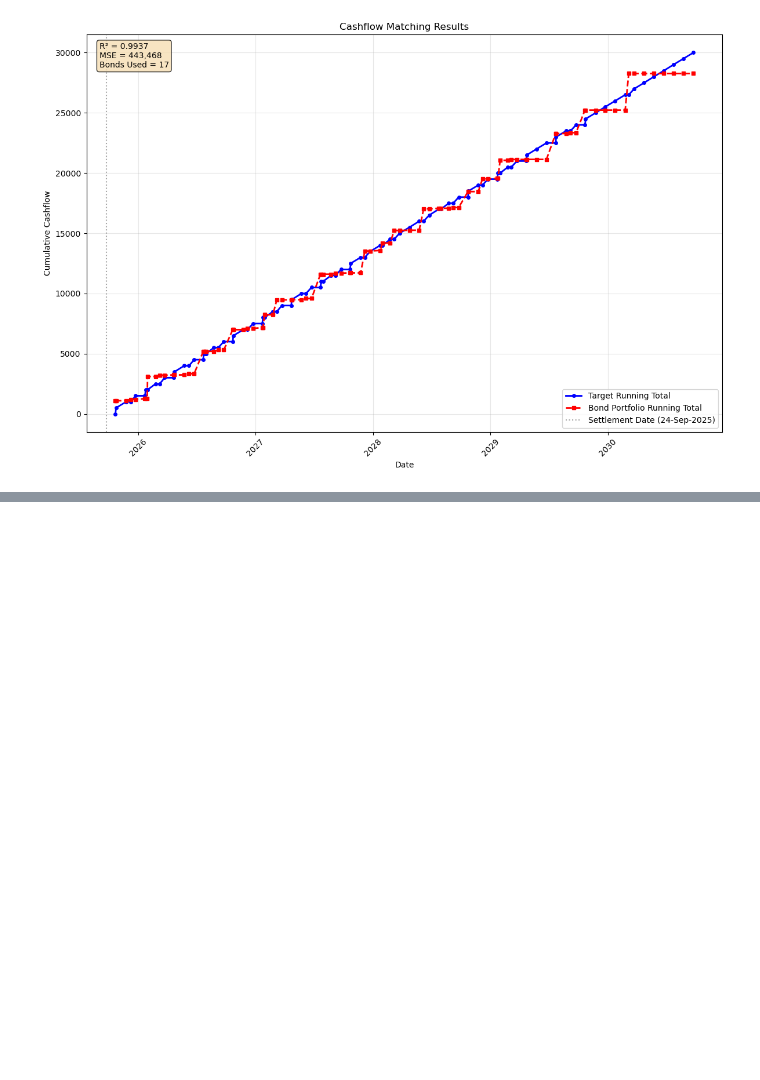
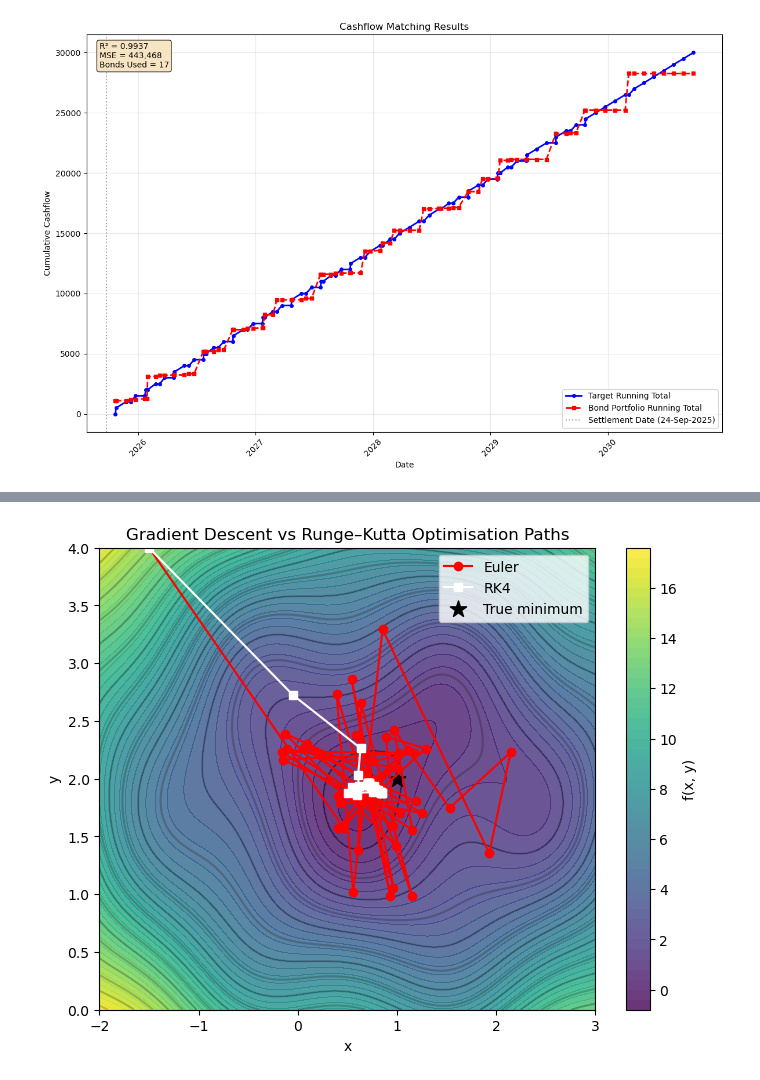
Before and after one commit to johndecb/bond_project, a Jupyter notebook: jcb_cashflow_notepad.ipynb, the cells around one changed output, grey strips where cells are left out. Saved outputs shown, nothing was run; the diff lists cells and outputs as text; code cells hidden in the pictures; blank space fills up the shorter version.

```diff
--- a/jcb_cashflow_notepad.ipynb
+++ b/jcb_cashflow_notepad.ipynb
@@ -2645,0 +2721,23 @@ plot_cashflow_matching(results, settlement_date, title="Cashflow Matching Result
+# %%
+# Grid for plotting
+x = np.linspace(-2, 3, 200)
+y = np.linspace(0, 4, 200)
+X, Y = np.meshgrid(x, y)
+Z = f(X, Y)
+
+plt.figure(figsize=(8,6))
+plt.contourf(X, Y, Z, levels=50, cmap='viridis', alpha=0.8)
+plt.colorbar(label='f(x, y)')
+plt.contour(X, Y, Z, levels=20, colors='k', alpha=0.2)
+
+plt.plot(path_euler[:,0], path_euler[:,1], 'o-', color='red', label='Euler')
+plt.plot(path_rk4[:,0], path_rk4[:,1], 's-', color='white', label='RK4')
+plt.scatter(1, 2, color='black', marker='*', s=150, label='True minimum')
+
+plt.legend()
+plt.xlabel('x')
+plt.ylabel('y')
+plt.title('Gradient Descent vs Runge–Kutta Optimisation Paths')
+plt.show()
+# %% [output]
+[figure, added]
```
Also changed, not shown: parts of 8 cells of this notebook, 5 other files.
